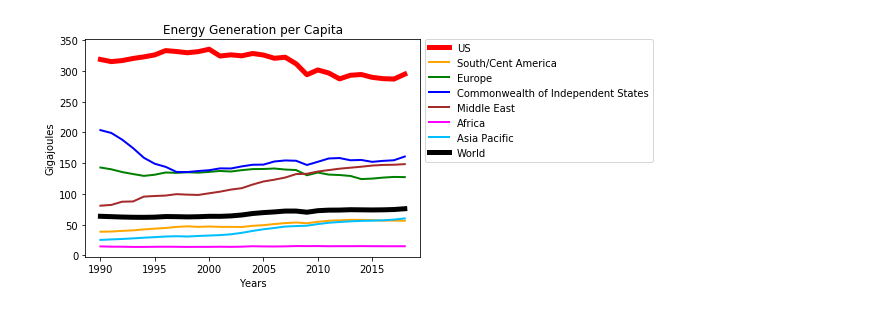
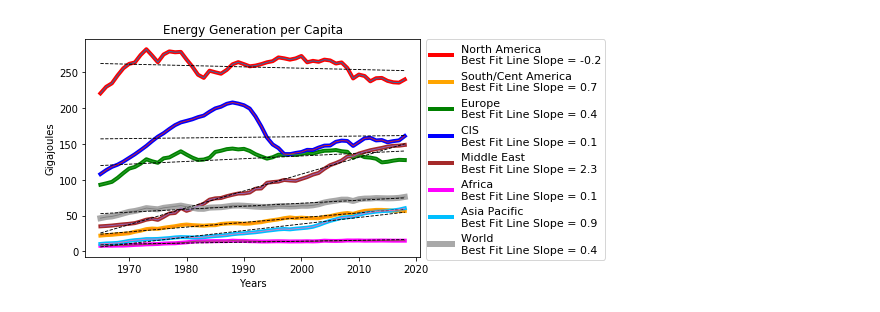
Before and after one commit to gabigham/dagger, a Jupyter notebook: USvsWorld.ipynb, the cells around one changed output. Drawn from its saved outputs; the diff is of its cells as text; code cells hidden in the pictures.

Commit message:
changed energy consumption graph (and assoc data) to include North America and updated fuel type graphs

```diff
--- a/USvsWorld.ipynb
+++ b/USvsWorld.ipynb
@@ -9,8 +9,8 @@ import os
 generation_file = 'data/generation.csv'
 gen_df = pd.read_csv(generation_file)
 gen_df = gen_df.dropna()
-gen_df=gen_df.rename(columns = {'Year':'Year', 'US':'US', 'Total So/Cent America':'South/Cent America',
+gen_df=gen_df.rename(columns = {'Year':'Year', 'Total North America':'North America', 'Total S. & Cent. America':'South/Cent America',
                                 'Total Europe':'Europe', 'Total CIS':'CIS',
                                 'Total Middle East':'Middle East', 'Total Africa':'Africa',
                                 'Total Asia Pacific':'Asia Pacific', 'Total World':'World'})
-gen_df.head()
+#gen_df.head()
@@ -52,17 +36,70 @@ green_df
 # %%
-plt.plot(gen_df["Year"],gen_df["US"],color="red",linewidth=5,label="US")
-plt.plot(gen_df["Year"],gen_df["South/Cent America"],color="orange",linewidth=2,label="South/Cent America")
-plt.plot(gen_df["Year"],gen_df["Europe"],color="green",linewidth=2,label="Europe")
-plt.plot(gen_df["Year"],gen_df["CIS"],color="blue",linewidth=2,label="Commonwealth of Independent States")
-plt.plot(gen_df["Year"],gen_df["Middle East"],color="brown",linewidth=2,label="Middle East")
-plt.plot(gen_df["Year"],gen_df["Africa"],color="fuchsia",linewidth=2,label ="Africa")
-plt.plot(gen_df["Year"],gen_df["Asia Pacific"],color="deepskyblue",linewidth=2,label="Asia Pacific")
-plt.plot(gen_df["Year"],gen_df["World"],color="black",linewidth=5,label="World")
+#Plot energy consumption per capita of regions
+plt.plot(gen_df["Year"],gen_df["North America"],color="red",linewidth=4,label="North America")
+plt.plot(gen_df["Year"],gen_df["South/Cent America"],color="orange",linewidth=4,label="South/Cent America")
+plt.plot(gen_df["Year"],gen_df["Europe"],color="green",linewidth=4,label="Europe")
+plt.plot(gen_df["Year"],gen_df["CIS"],color="blue",linewidth=4,label="Commonwealth of Independent States")
+plt.plot(gen_df["Year"],gen_df["Middle East"],color="brown",linewidth=4,label="Middle East")
+plt.plot(gen_df["Year"],gen_df["Africa"],color="fuchsia",linewidth=4,label ="Africa")
+plt.plot(gen_df["Year"],gen_df["Asia Pacific"],color="deepskyblue",linewidth=4,label="Asia Pacific")
+plt.plot(gen_df["Year"],gen_df["World"],color="darkgray",linewidth=6,label="World")
 plt.title("Energy Generation per Capita")
 plt.xlabel("Years")
 plt.ylabel("Gigajoules")
-plt.legend(bbox_to_anchor=(1, 1.025))
+#plt.legend(bbox_to_anchor=(1, 1.025))
+#plt.tight_layout
+#plt.savefig("Regional Energy Gen Over Time.png",bbox_inches = 'tight')
+
+#Plot regression lines and capture slope
+fit_NA = np.polyfit(gen_df["Year"],gen_df["North America"],1)
+fit_fn_NA = np.poly1d(fit_NA)
+plt.plot(gen_df["Year"],gen_df["North America"], gen_df["Year"], fit_fn_NA(gen_df["Year"]),'--k',linewidth=.9)
+slope_NA = round(fit_NA[0],1)
+
+fit_SCA = np.polyfit(gen_df["Year"],gen_df["South/Cent America"],1)
+fit_fn_SCA = np.poly1d(fit_SCA)
+plt.plot(gen_df["Year"],gen_df["South/Cent America"], gen_df["Year"], fit_fn_SCA(gen_df["Year"]),'--k',linewidth=.9)
+slope_SCA = round(fit_SCA[0],1)
+
+fit_E = np.polyfit(gen_df["Year"],gen_df["Europe"],1)
+fit_fn_E = np.poly1d(fit_E)
+plt.plot(gen_df["Year"],gen_df["Europe"], gen_df["Year"], fit_fn_E(gen_df["Year"]),'--k',linewidth=.9)
+slope_E = round(fit_E[0],1)
+
+fit_CIS = np.polyfit(gen_df["Year"],gen_df["CIS"],1)
+fit_fn_CIS = np.poly1d(fit_CIS)
+plt.plot(gen_df["Year"],gen_df["CIS"], gen_df["Year"], fit_fn_CIS(gen_df["Year"]),'--k',linewidth=.9)
+slope_CIS = round(fit_CIS[0],1)
+
+fit_ME = np.polyfit(gen_df["Year"],gen_df["Middle East"],1)
+fit_fn_ME = np.poly1d(fit_ME)
+plt.plot(gen_df["Year"],gen_df["Middle East"], gen_df["Year"], fit_fn_ME(gen_df["Year"]),'--k',linewidth=.9)
+slope_ME = round(fit_ME[0],1)
+
+fit_A = np.polyfit(gen_df["Year"],gen_df["Africa"],1)
+fit_fn_A = np.poly1d(fit_A)
+plt.plot(gen_df["Year"],gen_df["Africa"], gen_df["Year"], fit_fn_A(gen_df["Year"]),'--k',linewidth=.9)
+slope_A = round(fit_A[0],1)
+
+fit_AP = np.polyfit(gen_df["Year"],gen_df["Asia Pacific"],1)
+fit_fn_AP = np.poly1d(fit_AP)
+plt.plot(gen_df["Year"],gen_df["Asia Pacific"], gen_df["Year"], fit_fn_AP(gen_df["Year"]),'--k',linewidth=.9)
+slope_AP = round(fit_AP[0],1)
+
+fit_W = np.polyfit(gen_df["Year"],gen_df["World"],1)
+fit_fn_W = np.poly1d(fit_W)
+plt.plot(gen_df["Year"],gen_df["World"], gen_df["Year"], fit_fn_W(gen_df["Year"]),'--k',linewidth=.9)
+slope_W = round(fit_W[0],1)
+
+plt.legend(('North America \nBest Fit Line Slope = ' + str(slope_NA),
+            'South/Cent America \nBest Fit Line Slope = ' + str(slope_SCA),
+            'Europe \nBest Fit Line Slope = ' + str(slope_E),
+            'CIS \nBest Fit Line Slope = ' + str(slope_CIS),
+            'Middle East \nBest Fit Line Slope = ' + str(slope_ME),
+            'Africa \nBest Fit Line Slope = ' + str(slope_A),
+            'Asia Pacific \nBest Fit Line Slope = ' + str(slope_AP),
+            'World \nBest Fit Line Slope = ' + str(slope_W)),bbox_to_anchor=(1, 1.025),fontsize=11)
 plt.tight_layout
-plt.savefig("Regional Energy Gen Over Time.png")
+plt.savefig("output/Regional Energy Gen Over Time.png",bbox_inches = 'tight')
 # %% [output]
-[figure, old version]
+[figure, new version]
```
Also changed, not shown: parts of 7 cells of this notebook, 8 other files.
